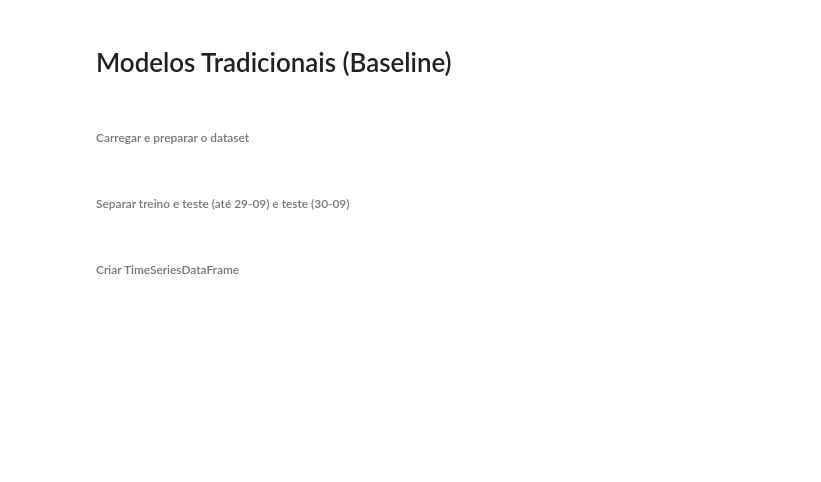
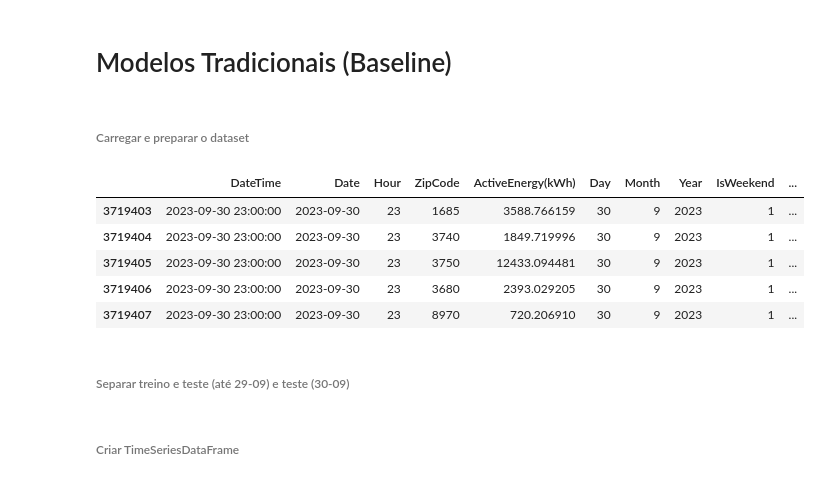
Before and after one commit to heyliceeee/previsao-do-consumo-energetico-com-ml, a Jupyter notebook: 4modelos-tradicionais.ipynb, the cells around one changed output. Drawn from its saved outputs; the diff is of its cells as text; code cells hidden in the pictures; blank space fills up the shorter version.

```diff
--- a/4modelos-tradicionais.ipynb
+++ b/4modelos-tradicionais.ipynb
@@ -15,6 +16,15 @@ from pandas import IndexSlice as idx
 # %%
 # Abrir o ficheiro
 df = pd.read_parquet('datasets/consumo_eredes_normalizado.parquet')
+
+df.tail()
+# %% [output]
+|  | DateTime | Date | Hour | ZipCode | ActiveEnergy(kWh) | Day | Month | Year | IsWeekend | ... |
+| 3719403 | 2023-09-30 23:00:00 | 2023-09-30 | 23 | 1685 | 3588.766159 | 30 | 9 | 2023 | 1 | ... |
+| 3719404 | 2023-09-30 23:00:00 | 2023-09-30 | 23 | 3740 | 1849.719996 | 30 | 9 | 2023 | 1 | ... |
+| 3719405 | 2023-09-30 23:00:00 | 2023-09-30 | 23 | 3750 | 12433.094481 | 30 | 9 | 2023 | 1 | ... |
+| 3719406 | 2023-09-30 23:00:00 | 2023-09-30 | 23 | 3680 | 2393.029205 | 30 | 9 | 2023 | 1 | ... |
+| 3719407 | 2023-09-30 23:00:00 | 2023-09-30 | 23 | 8970 | 720.206910 | 30 | 9 | 2023 | 1 | ... |
 # %%
 # Filtrar CP 2840 e ordenar
 df_cp = df[df["ZipCode"] == "2840"].copy()
```
Also changed, not shown: parts of 8 cells of this notebook, 3 other files.
